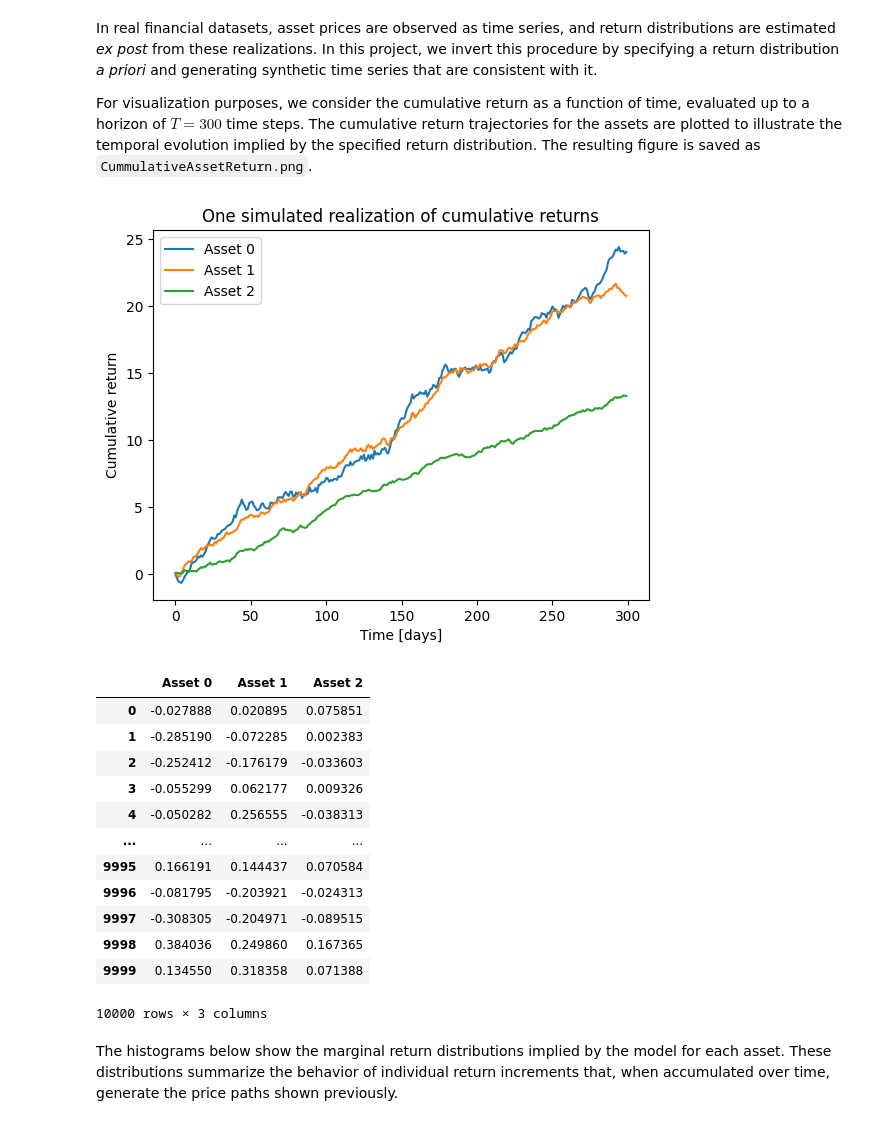
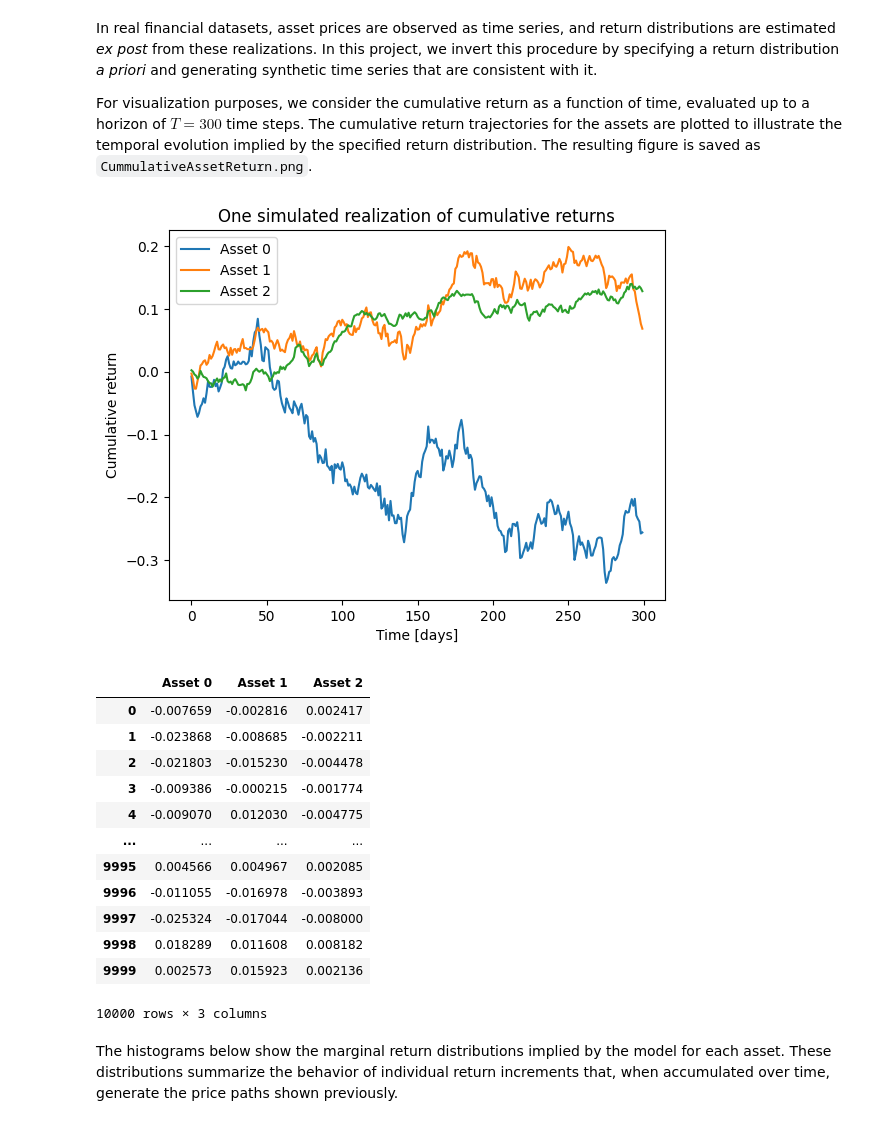
Before and after one commit to ChrisVergis/PortfolioDiversify, a Jupyter notebook: DataPrep.ipynb, the cells around one changed output. Cells and saved outputs as stored; diff of their text form; code cells hidden in the pictures.

```diff
--- a/DataPrep.ipynb
+++ b/DataPrep.ipynb
@@ -6,8 +6,9 @@ import pandas as pd
 
 class DataGeneration():
     def __init__(self, mus=[], sigmas=[], rho=[] , asset_names=None):
-        self.mus    = np.array(mus, dtype=float)
-        self.sigmas = np.array(sigmas, dtype=float)
+        TRADING_DAYS  = 252
+        self.mus    = np.array(mus, dtype=float) / TRADING_DAYS
+        self.sigmas = np.array(sigmas, dtype=float) / np.sqrt(TRADING_DAYS)
         self.rho    = np.array(rho, dtype=float)
         D = np.diag(self.sigmas)
         self.covariance = D @ self.rho @ D
@@ -71,12 +72,12 @@ class DataGeneration():
             raise RuntimeError("Generate returns before calling plot_timeseries().")
 
         T_plot = min(T_plot, self.Rt.shape[0])
-        cum = np.cumsum(self.Rt[:T_plot], axis=0)
+        cumsum = np.cumsum(self.Rt[:T_plot], axis=0)
 
         fig, ax = plt.subplots()
 
         for i, asset in enumerate(self.asset_names):
-            ax.plot(cum[:, i], label=asset)
+            ax.plot(cumsum[:, i], label=asset)
 
         ax.set_title("One simulated realization of cumulative returns")
         ax.set_xlabel("Time [days]")
@@ -166,21 +167,22 @@ In real financial datasets, asset prices are observed as time series, and return
 For visualization purposes, we consider the cumulative return as a function of time, evaluated up to a horizon of $T = 300$ time steps. The cumulative return trajectories for the assets are plotted to illustrate the temporal evolution implied by the specified return distribution. The resulting figure is saved as `CummulativeAssetReturn.png`.
 # %%
 gen.plot_timeseries(T_plot=300, filename="CummulativeAssetReturn.png")
+returns.to_csv("toy_returns.csv")
 returns
 # %% [output]
-[figure, old version]
+[figure, new version]
 |  | Asset 0 | Asset 1 | Asset 2 |
-| 0 | -0.027888 | 0.020895 | 0.075851 |
-| 1 | -0.285190 | -0.072285 | 0.002383 |
-| 2 | -0.252412 | -0.176179 | -0.033603 |
-| 3 | -0.055299 | 0.062177 | 0.009326 |
-| 4 | -0.050282 | 0.256555 | -0.038313 |
+| 0 | -0.007659 | -0.002816 | 0.002417 |
+| 1 | -0.023868 | -0.008685 | -0.002211 |
+| 2 | -0.021803 | -0.015230 | -0.004478 |
+| 3 | -0.009386 | -0.000215 | -0.001774 |
+| 4 | -0.009070 | 0.012030 | -0.004775 |
 | ... | ... | ... | ... |
-| 9995 | 0.166191 | 0.144437 | 0.070584 |
-| 9996 | -0.081795 | -0.203921 | -0.024313 |
-| 9997 | -0.308305 | -0.204971 | -0.089515 |
-| 9998 | 0.384036 | 0.249860 | 0.167365 |
-| 9999 | 0.134550 | 0.318358 | 0.071388 |
+| 9995 | 0.004566 | 0.004967 | 0.002085 |
+| 9996 | -0.011055 | -0.016978 | -0.003893 |
+| 9997 | -0.025324 | -0.017044 | -0.008000 |
+| 9998 | 0.018289 | 0.011608 | 0.008182 |
+| 9999 | 0.002573 | 0.015923 | 0.002136 |
 10000 rows × 3 columns
 # %% [markdown]
 The histograms below show the marginal return distributions implied by the model for each asset. These distributions summarize the behavior of individual return increments that, when accumulated over time, generate the price paths shown previously.
```
Also changed, not shown: parts of 3 cells of this notebook, 1 other file.
